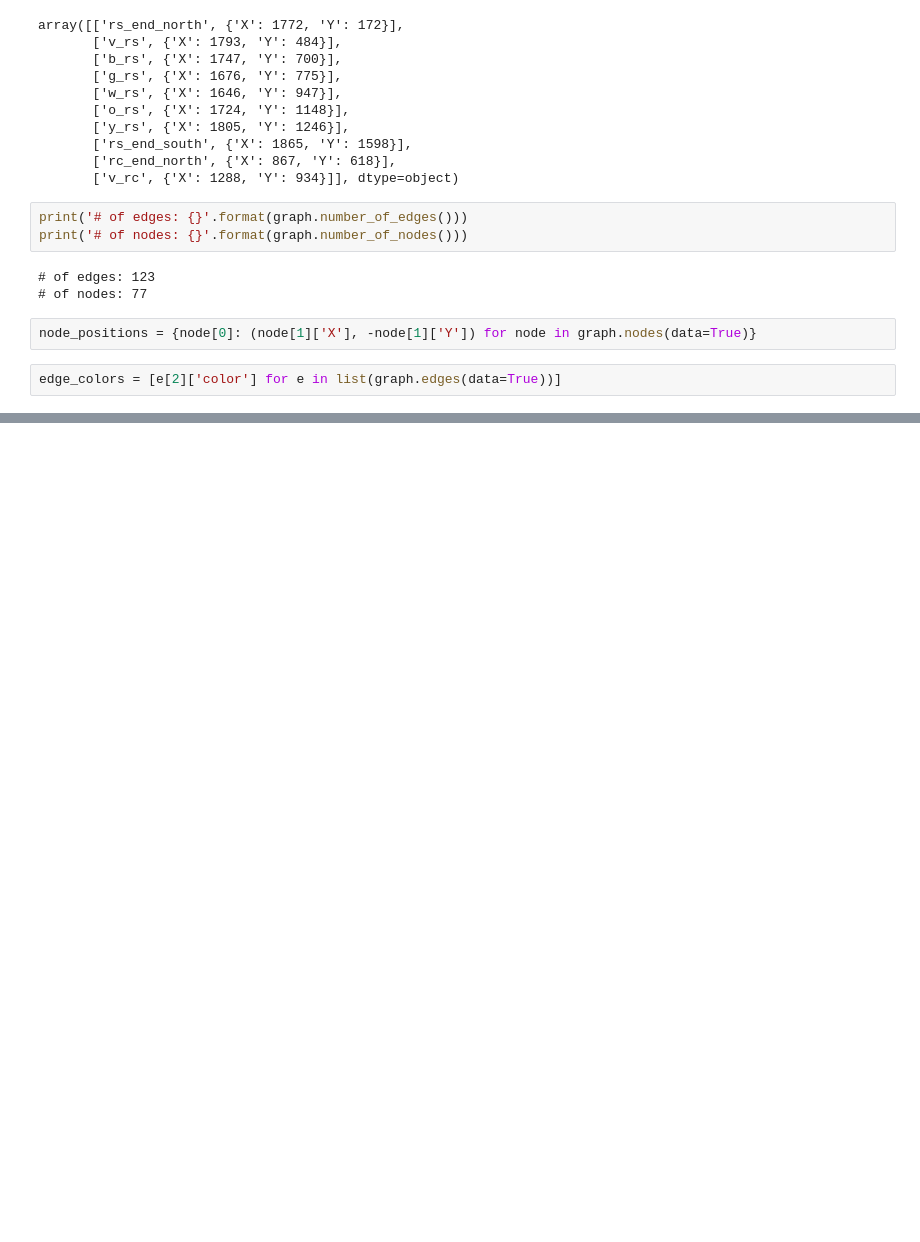
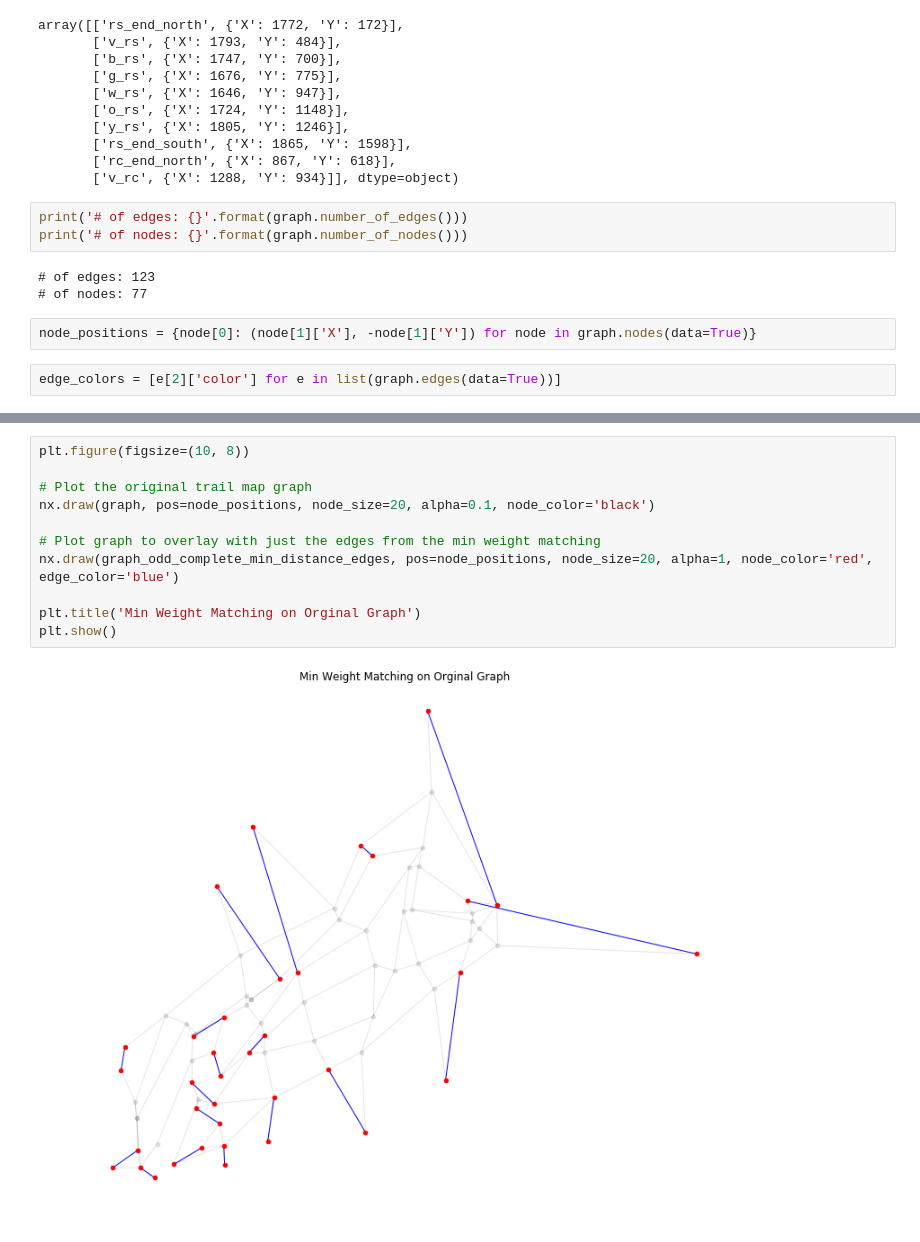
Before and after one commit to Somani-Harsh/data-science-python, a Jupyter notebook: Networkx - Chinese Postman Problem.ipynb, the cells around one changed output, grey strips where cells are left out. Drawn from its saved outputs; the diff is of its cells as text; blank space fills up the shorter version.

```diff
--- a/Networkx - Chinese Postman Problem.ipynb
+++ b/Networkx - Chinese Postman Problem.ipynb
@@ -98,0 +200,13 @@ plt.show()
+# %%
+plt.figure(figsize=(10, 8))
+
+# Plot the original trail map graph
+nx.draw(graph, pos=node_positions, node_size=20, alpha=0.1, node_color='black')
+
+# Plot graph to overlay with just the edges from the min weight matching
+nx.draw(graph_odd_complete_min_distance_edges, pos=node_positions, node_size=20, alpha=1, node_color='red', edge_color='blue')
+
+plt.title('Min Weight Matching on Orginal Graph')
+plt.show()
+# %% [output]
+[figure, added]
```
Also changed, not shown: parts of 24 cells of this notebook, 1 other file.
